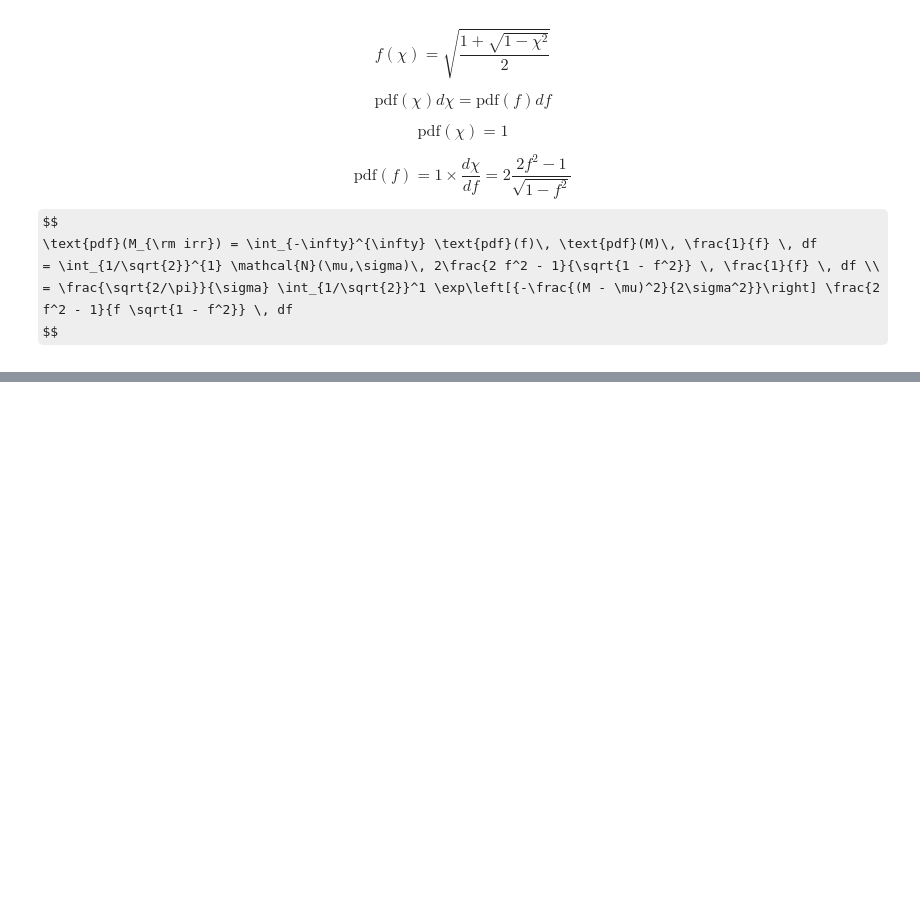
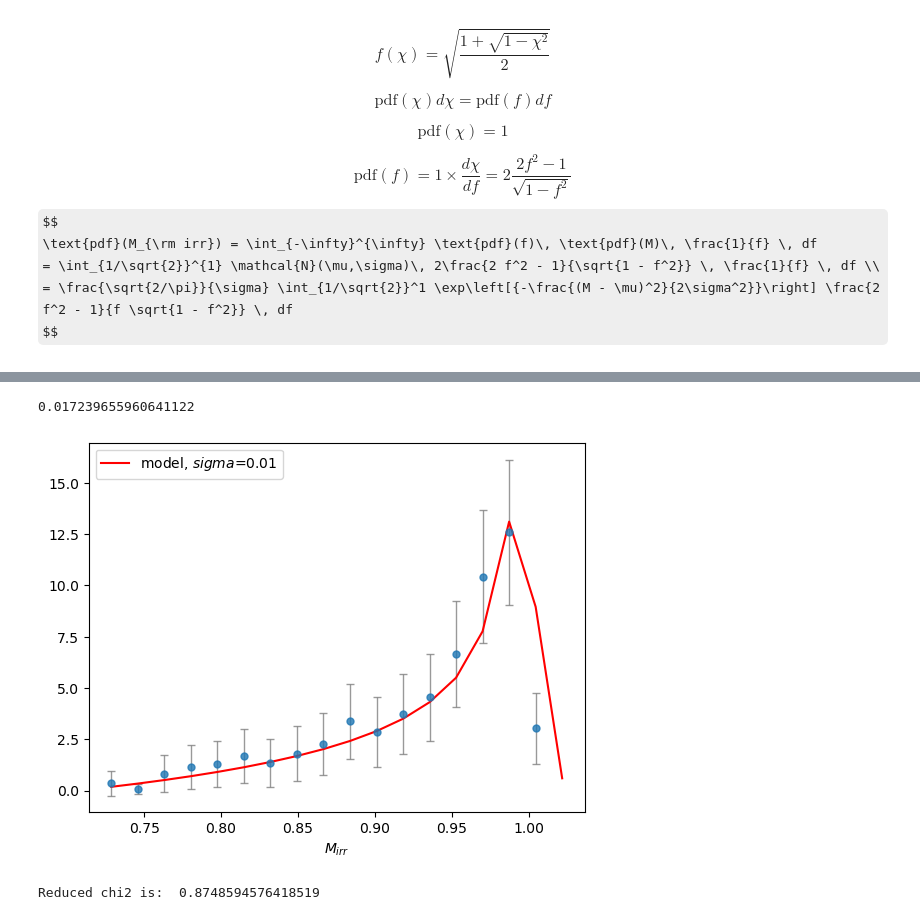
Before and after one commit to robertoinfurna/astrostatistics_bicocca_2024, a Jupyter notebook: working/07_The_irreducible_mass_of_Black_Holes.ipynb.ipynb, the cells around one changed output, grey strips where cells are left out. Saved outputs shown, nothing was run; the diff lists cells and outputs as text; code cells hidden in the pictures; some formulas as TeX source; blank space fills up the shorter version.

```diff
--- a/working/07_The_irreducible_mass_of_Black_Holes.ipynb.ipynb
+++ b/working/07_The_irreducible_mass_of_Black_Holes.ipynb.ipynb
@@ -218,0 +280,45 @@ plt.show()
+# %%
+# Generate random spin chi and compute f(chi)
+chi = stats.uniform(0,1).rvs(1000)
+f_chi = np.sqrt((1 + np.sqrt(1 - chi**2)) / 2)
+
+sigma = 0.01
+M = stats.norm(1, sigma).rvs(1000)
+M_irr = M * f_chi
+
+freedman_diaconis_bin_size = 2*(np.quantile(M_irr,0.75)-np.quantile(M_irr,0.25))/len(M_irr)**(1/3)
+print(freedman_diaconis_bin_size)
+
+counts, bin_edges = np.histogram(M_irr,
+                                 bins=np.arange(min(M_irr),max(M_irr),freedman_diaconis_bin_size),
+                                 density=True
+                                 )
+
+plt.errorbar(bin_edges[:-1], counts, yerr=np.sqrt(counts),
+    fmt='o',markersize=5,color='tab:blue',ecolor='gray',elinewidth=1,
+    capsize=3,linestyle='none',alpha=0.8
+)
+
+
+
+
+pdf = []
+# Compute the integral for each M_irr
+for M_irr in bin_edges:
+    integral, _ = quad(integrand, 1 / np.sqrt(2), 1, args=(M_irr, mu, sigma))
+    # Add the normalization constant from your equation
+    result = (np.sqrt(2 / np.pi) / sigma) * integral
+    pdf.append(result)
+
+plt.plot(bin_edges, pdf,color='red',label=f'model, $sigma$={sigma}')
+plt.xlabel('$M_{irr}$')
+plt.legend()
+plt.show()
+# %% [output]
+0.017239655960641122
+[figure, added]
+# %%
+chi2 = np.sum((counts-pdf[:-1])**2 / counts)
+print('Reduced chi2 is: ',chi2 / len(counts))
+# %% [output]
+Reduced chi2 is:  0.8748594576418519
```
Also changed, not shown: parts of 9 cells of this notebook.
